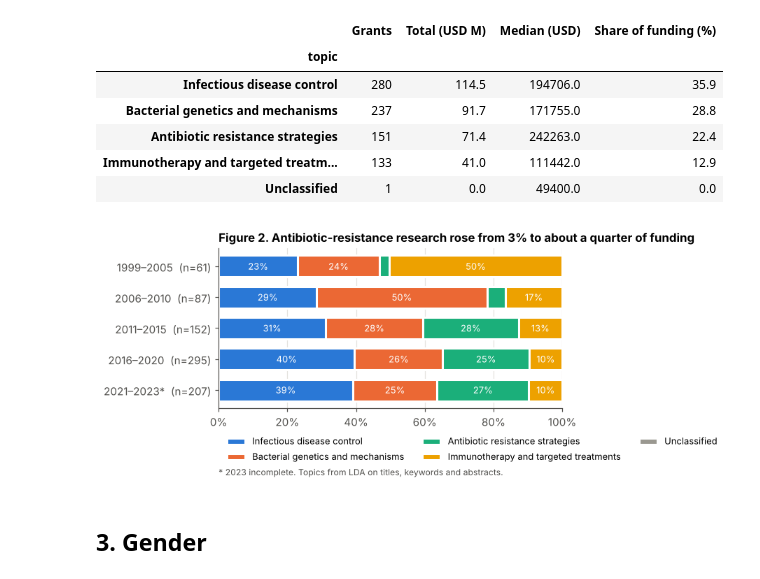
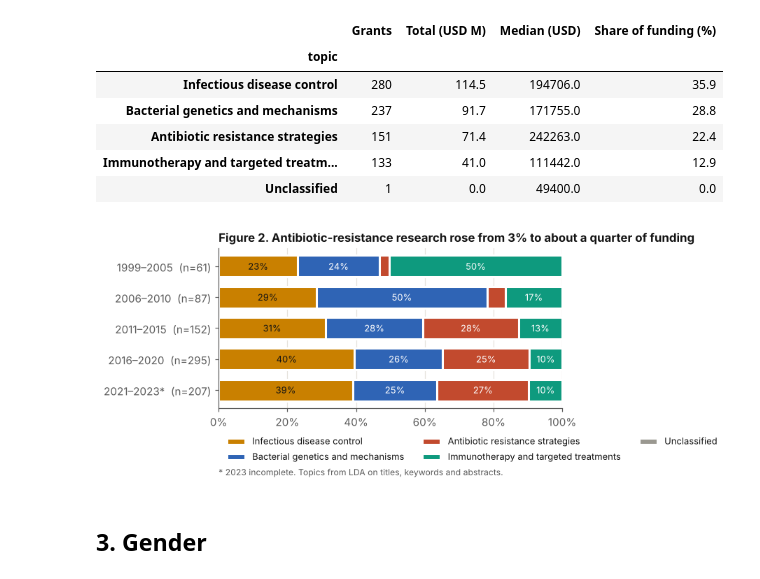
Before and after one commit to descartesmbogning/phage-therapy-funding, a Jupyter notebook: notebooks/03_main_analysis.ipynb, the cells around one changed output. Saved outputs shown, nothing was run; the diff lists cells and outputs as text; code cells hidden in the pictures.

```diff
--- a/notebooks/03_main_analysis.ipynb
+++ b/notebooks/03_main_analysis.ipynb
@@ -31,6 +31,7 @@ FIG, TAB = ROOT / "outputs" / "figures", ROOT / "outputs" / "tables"
 FIG.mkdir(parents=True, exist_ok=True); TAB.mkdir(parents=True, exist_ok=True)
 
 plt.rcParams.update({
+    "font.family": "sans-serif", "font.sans-serif": pf.FONT_SANS, "text.color": pf.INK, "axes.titlecolor": pf.INK,
     "font.size": 10, "axes.titlesize": 11, "axes.titleweight": "bold", "axes.titlelocation": "left",
     "axes.edgecolor": pf.INK2, "axes.labelcolor": pf.INK2, "xtick.color": pf.INK2, "ytick.color": pf.INK2,
     "axes.spines.top": False, "axes.spines.right": False, "axes.grid": True, "axes.axisbelow": True,
@@ -139,29 +140,29 @@ tt.to_csv(TAB / "Table3_topics.csv"); tt
 # %%
 period = pd.cut(d[pf.YEAR], [1998, 2005, 2010, 2015, 2020, 2023],
                 labels=["1999–2005", "2006–2010", "2011–2015", "2016–2020", "2021–2023*"])
 share = (d.groupby([period, "topic"], observed=True)[pf.USD].sum().unstack().reindex(columns=order).fillna(0))
 share = share.div(share.sum(axis=1), axis=0) * 100
 counts = d.groupby(period, observed=True).size()
 
 fig, ax = plt.subplots(figsize=(7.2, 3.9))
 left = np.zeros(len(share))
 colors = pf.PALETTE[:4] + [pf.NEUTRAL]
 for t, c in zip(order, colors):
     ax.barh(range(len(share)), share[t], left=left, color=c, edgecolor="white", linewidth=2, height=0.7, label=t)
     for i, v in enumerate(share[t]):
         if v >= 9:
-            ax.text(left[i] + v / 2, i, f"{v:.0f}%", ha="center", va="center", fontsize=8.5, color="white")
+            ax.text(left[i] + v / 2, i, f"{v:.0f}%", ha="center", va="center", fontsize=8.5, color=pf.INK if c == pf.PALETTE[0] else "white")
     left += share[t].values
 ax.set_yticks(range(len(share)), [f"{p}  (n={n})" for p, n in zip(share.index, counts)])
 ax.invert_yaxis(); ax.set_xlim(0, 100); ax.xaxis.set_major_formatter(mtick.PercentFormatter())
 ax.grid(axis="y", visible=False)
 ax.legend(ncol=3, loc="upper left", bbox_to_anchor=(0, -0.12), fontsize=8.5)
 ax.set_title("Figure 2. Antibiotic-resistance research rose from 3% to about a quarter of funding")
 ax.text(0, -0.42, "* 2023 incomplete. Topics from LDA on titles, keywords and abstracts.",
         transform=ax.transAxes, fontsize=8, color=pf.INK2)
 fig.tight_layout(); save(fig, "Fig2_topics"); plt.show()
 # %% [output]
-[figure, old version]
+[figure, new version]
 # %% [markdown]
 ## 3. Gender
 # %%
```
Also changed, not shown: parts of 3 cells of this notebook, 35 other files.
